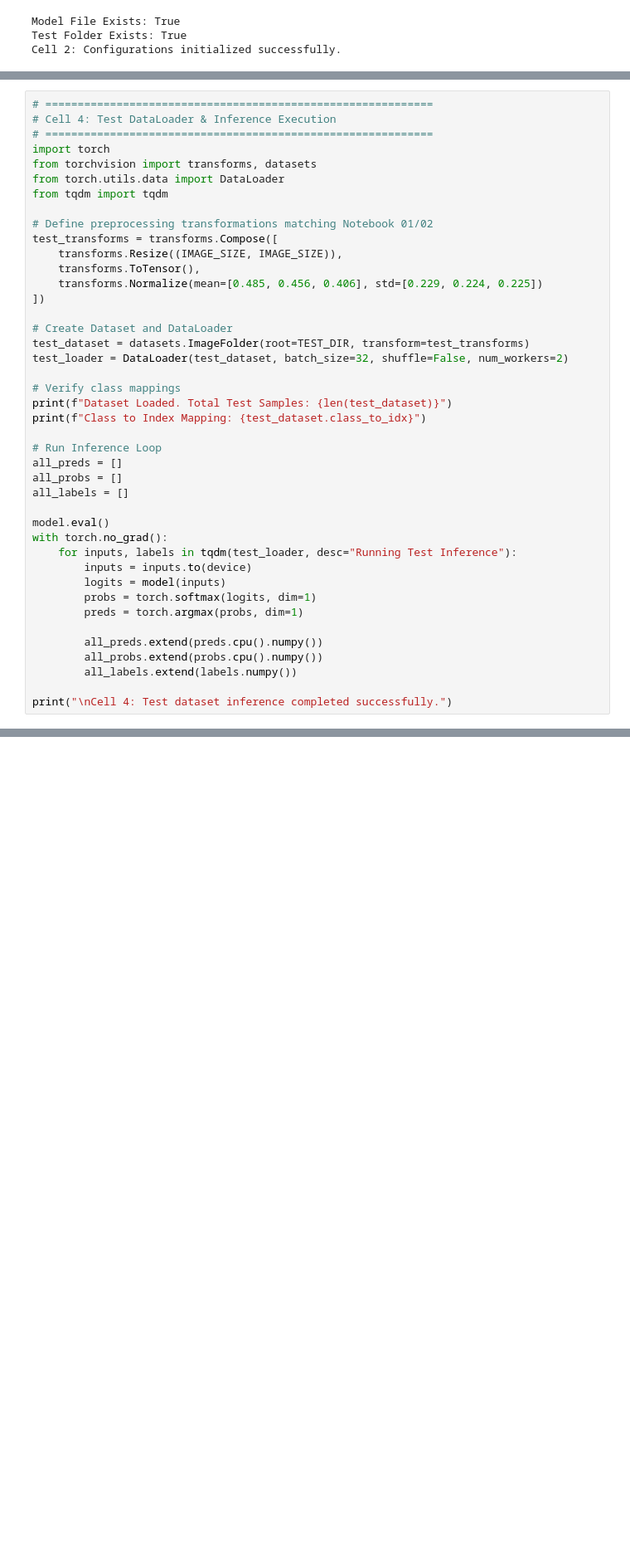
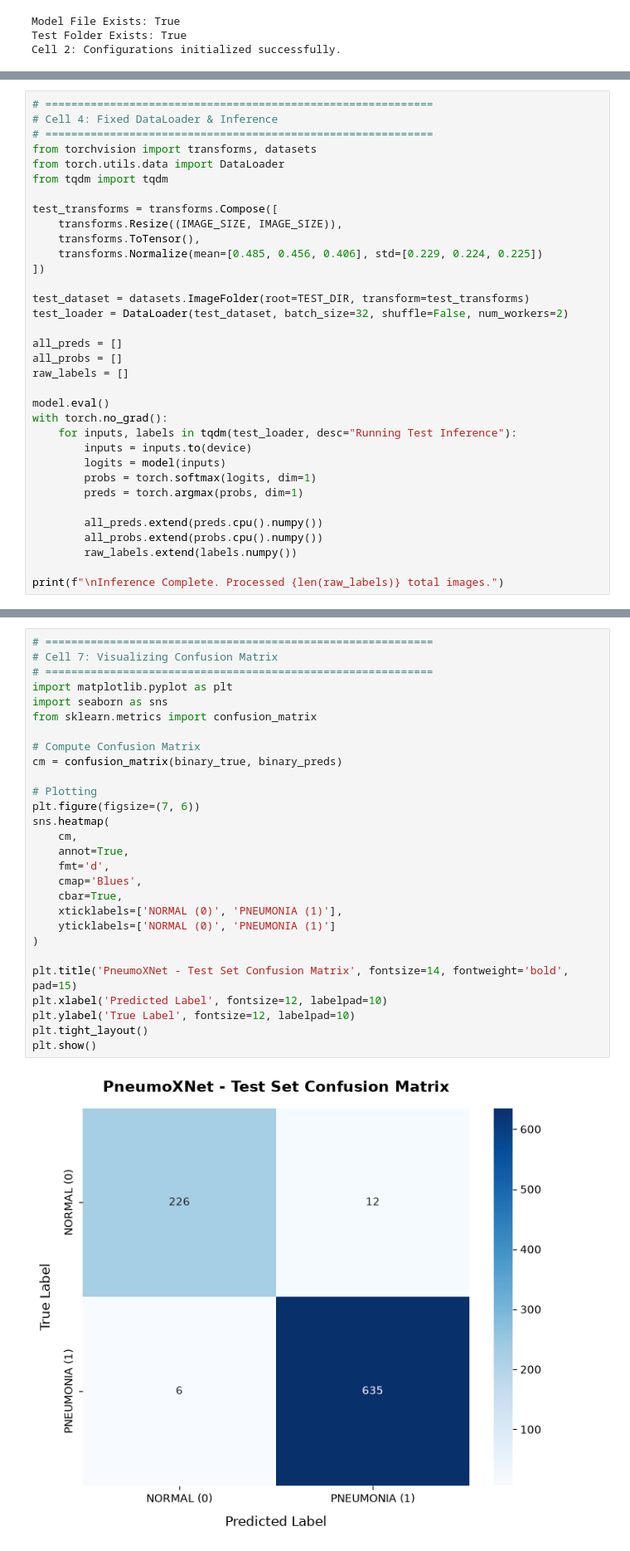
Before and after one commit to jaimulhaque/Pneumonia-MultiModel-XAI, a Jupyter notebook: notebooks/16_Performance_Evaluation_and_Metrics.ipynb, the cells around one changed output, grey strips where cells are left out. Shown at 83% size. Drawn from its saved outputs; the diff is of its cells as text; blank space fills up the shorter version.

Commit message:
Update training notebook

```diff
--- a/notebooks/16_Performance_Evaluation_and_Metrics.ipynb
+++ b/notebooks/16_Performance_Evaluation_and_Metrics.ipynb
@@ -209,31 +275,23 @@ Cell 3: Model successfully loaded and configured for evaluation.
 # %%
 # ============================================================
-# Cell 4: Test DataLoader & Inference Execution
+# Cell 4: Fixed DataLoader & Inference
 # ============================================================
-import torch
 from torchvision import transforms, datasets
 from torch.utils.data import DataLoader
 from tqdm import tqdm
 
-# Define preprocessing transformations matching Notebook 01/02
 test_transforms = transforms.Compose([
     transforms.Resize((IMAGE_SIZE, IMAGE_SIZE)),
     transforms.ToTensor(),
     transforms.Normalize(mean=[0.485, 0.456, 0.406], std=[0.229, 0.224, 0.225])
 ])
 
-# Create Dataset and DataLoader
 test_dataset = datasets.ImageFolder(root=TEST_DIR, transform=test_transforms)
 test_loader = DataLoader(test_dataset, batch_size=32, shuffle=False, num_workers=2)
 
-# Verify class mappings
-print(f"Dataset Loaded. Total Test Samples: {len(test_dataset)}")
-print(f"Class to Index Mapping: {test_dataset.class_to_idx}")
-
-# Run Inference Loop
 all_preds = []
 all_probs = []
-all_labels = []
+raw_labels = []
 
 model.eval()
 with torch.no_grad():
@@ -245,7 +303,7 @@ with torch.no_grad():
 
         all_preds.extend(preds.cpu().numpy())
         all_probs.extend(probs.cpu().numpy())
-        all_labels.extend(labels.numpy())
+        raw_labels.extend(labels.numpy())
 
-print("\nCell 4: Test dataset inference completed successfully.")
+print(f"\nInference Complete. Processed {len(raw_labels)} total images.")
 # %% [output]
@@ -371,0 +402,30 @@ Cell 6: Metrics saved to evaluation_outputs/pneumoxnet_metrics.csv
+# %%
+# ============================================================
+# Cell 7: Visualizing Confusion Matrix
+# ============================================================
+import matplotlib.pyplot as plt
+import seaborn as sns
+from sklearn.metrics import confusion_matrix
+
+# Compute Confusion Matrix
+cm = confusion_matrix(binary_true, binary_preds)
+
+# Plotting
+plt.figure(figsize=(7, 6))
+sns.heatmap(
+    cm,
+    annot=True,
+    fmt='d',
+    cmap='Blues',
+    cbar=True,
+    xticklabels=['NORMAL (0)', 'PNEUMONIA (1)'],
+    yticklabels=['NORMAL (0)', 'PNEUMONIA (1)']
+)
+
+plt.title('PneumoXNet - Test Set Confusion Matrix', fontsize=14, fontweight='bold', pad=15)
+plt.xlabel('Predicted Label', fontsize=12, labelpad=10)
+plt.ylabel('True Label', fontsize=12, labelpad=10)
+plt.tight_layout()
+plt.show()
+# %% [output]
+[figure, added]
```
Also changed, not shown: parts of 6 cells of this notebook, 1 other file.
